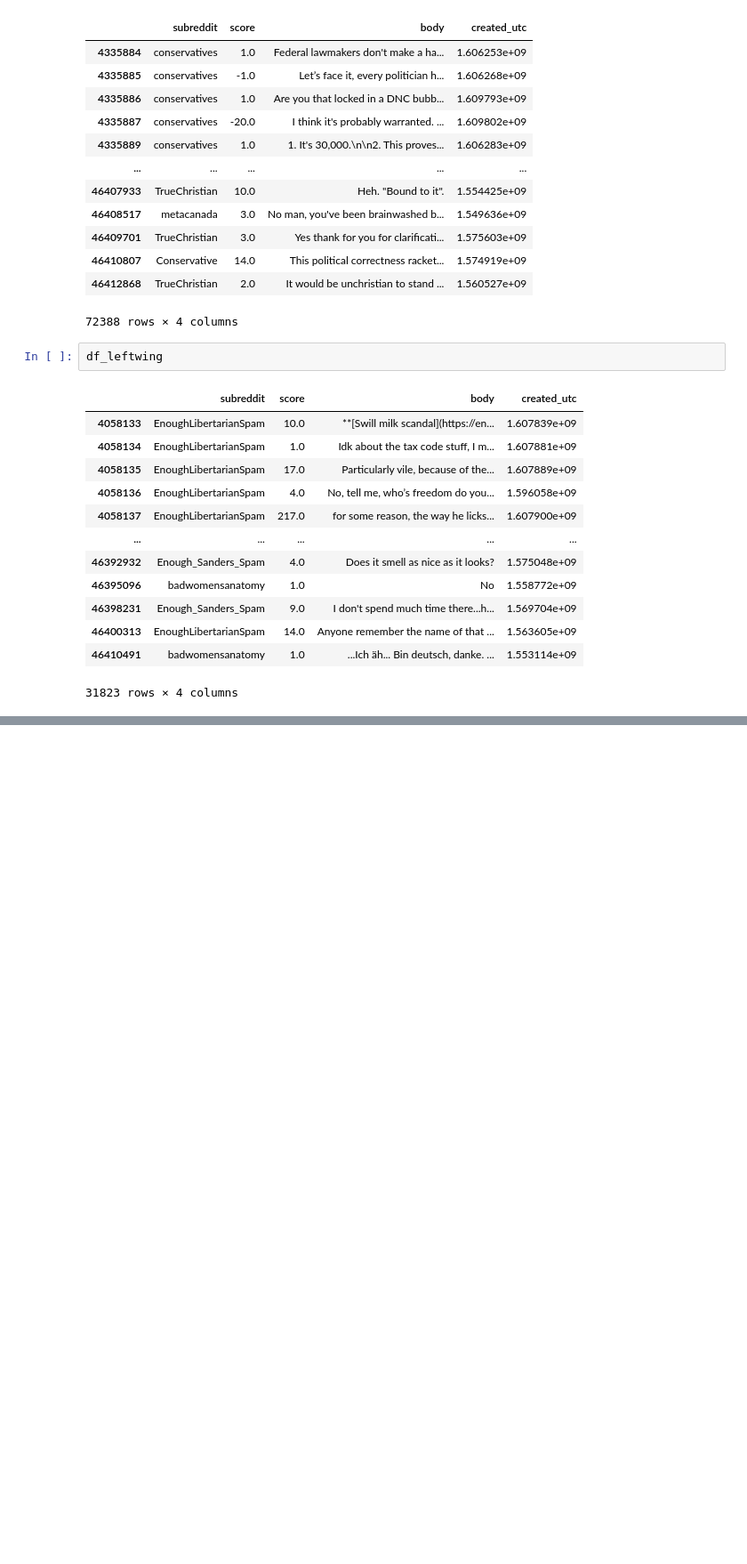
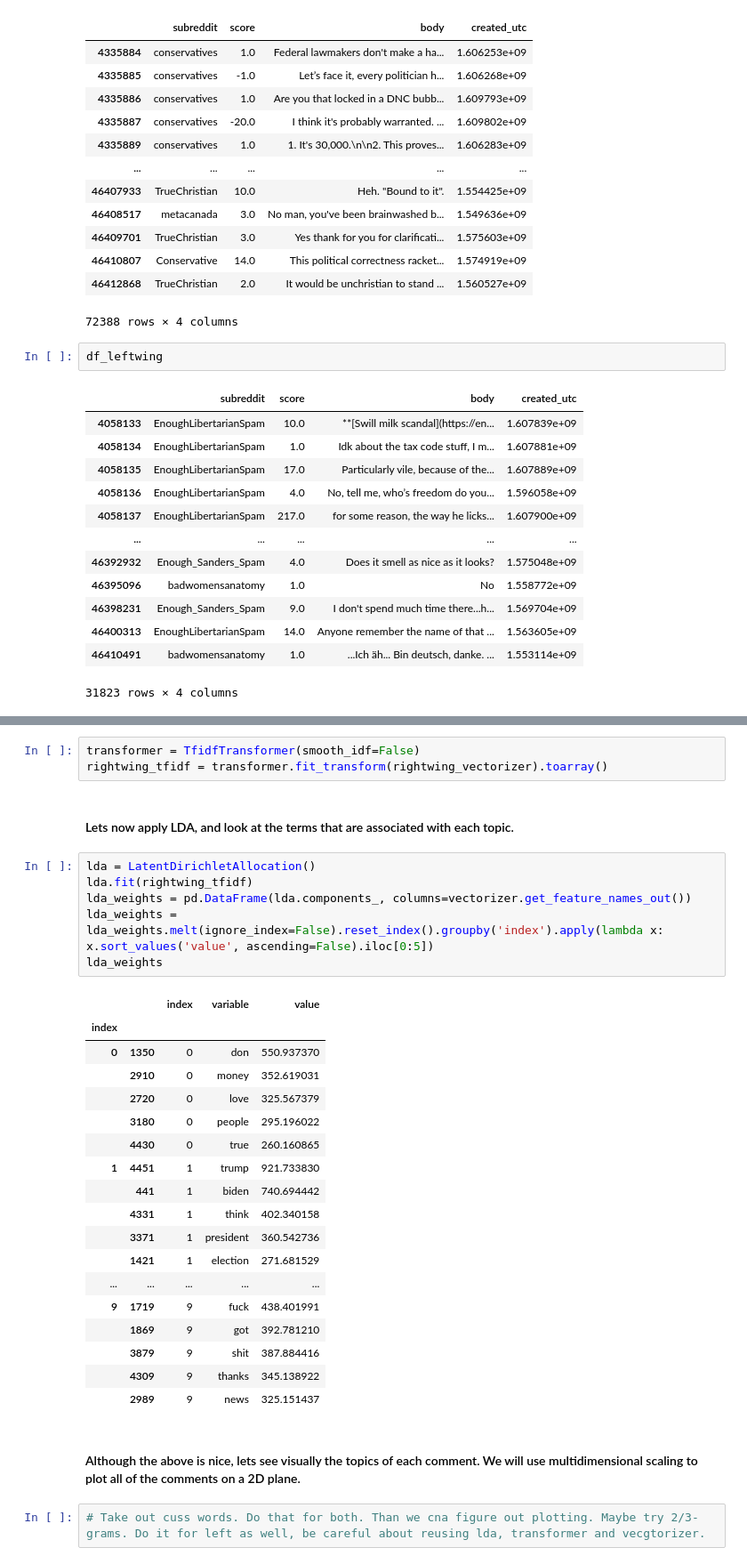
Before and after one commit to vigaash23/reddit-spectra, a Jupyter notebook: main.ipynb, the cells around one changed output, grey strips where cells are left out. Shown: that part at 89% size. Drawn from its saved outputs; the diff is of its cells as text; blank space fills up the shorter version.

```diff
--- a/main.ipynb
+++ b/main.ipynb
@@ -134,0 +167,34 @@ df_leftwing
+# %%
+transformer = TfidfTransformer(smooth_idf=False)
+rightwing_tfidf = transformer.fit_transform(rightwing_vectorizer).toarray()
+# %% [markdown]
+#### Lets now apply LDA, and look at the terms that are associated with each topic.
+# %%
+lda = LatentDirichletAllocation()
+lda.fit(rightwing_tfidf)
+lda_weights = pd.DataFrame(lda.components_, columns=vectorizer.get_feature_names_out())
+lda_weights = lda_weights.melt(ignore_index=False).reset_index().groupby('index').apply(lambda x: x.sort_values('value', ascending=False).iloc[0:5])
+lda_weights
+# %% [output]
+|  |  | index | variable | value |
+| index |  |  |  |  |
+| 0 | 1350 | 0 | don | 550.937370 |
+|  | 2910 | 0 | money | 352.619031 |
+|  | 2720 | 0 | love | 325.567379 |
+|  | 3180 | 0 | people | 295.196022 |
+|  | 4430 | 0 | true | 260.160865 |
+| 1 | 4451 | 1 | trump | 921.733830 |
+|  | 441 | 1 | biden | 740.694442 |
+|  | 4331 | 1 | think | 402.340158 |
+|  | 3371 | 1 | president | 360.542736 |
+|  | 1421 | 1 | election | 271.681529 |
+| ... | ... | ... | ... | ... |
+| 9 | 1719 | 9 | fuck | 438.401991 |
+|  | 1869 | 9 | got | 392.781210 |
+|  | 3879 | 9 | shit | 387.884416 |
+|  | 4309 | 9 | thanks | 345.138922 |
+|  | 2989 | 9 | news | 325.151437 |
+# %% [markdown]
+#### Although the above is nice, lets see visually the topics of each comment. We will use multidimensional scaling to plot all of the comments on a 2D plane.
+# %%
+# Take out cuss words. Do that for both. Than we cna figure out plotting. Maybe try 2/3-grams. Do it for left as well, be careful about reusing lda, transformer and vecgtorizer.
```
Also changed, not shown: parts of 9 cells of this notebook.
